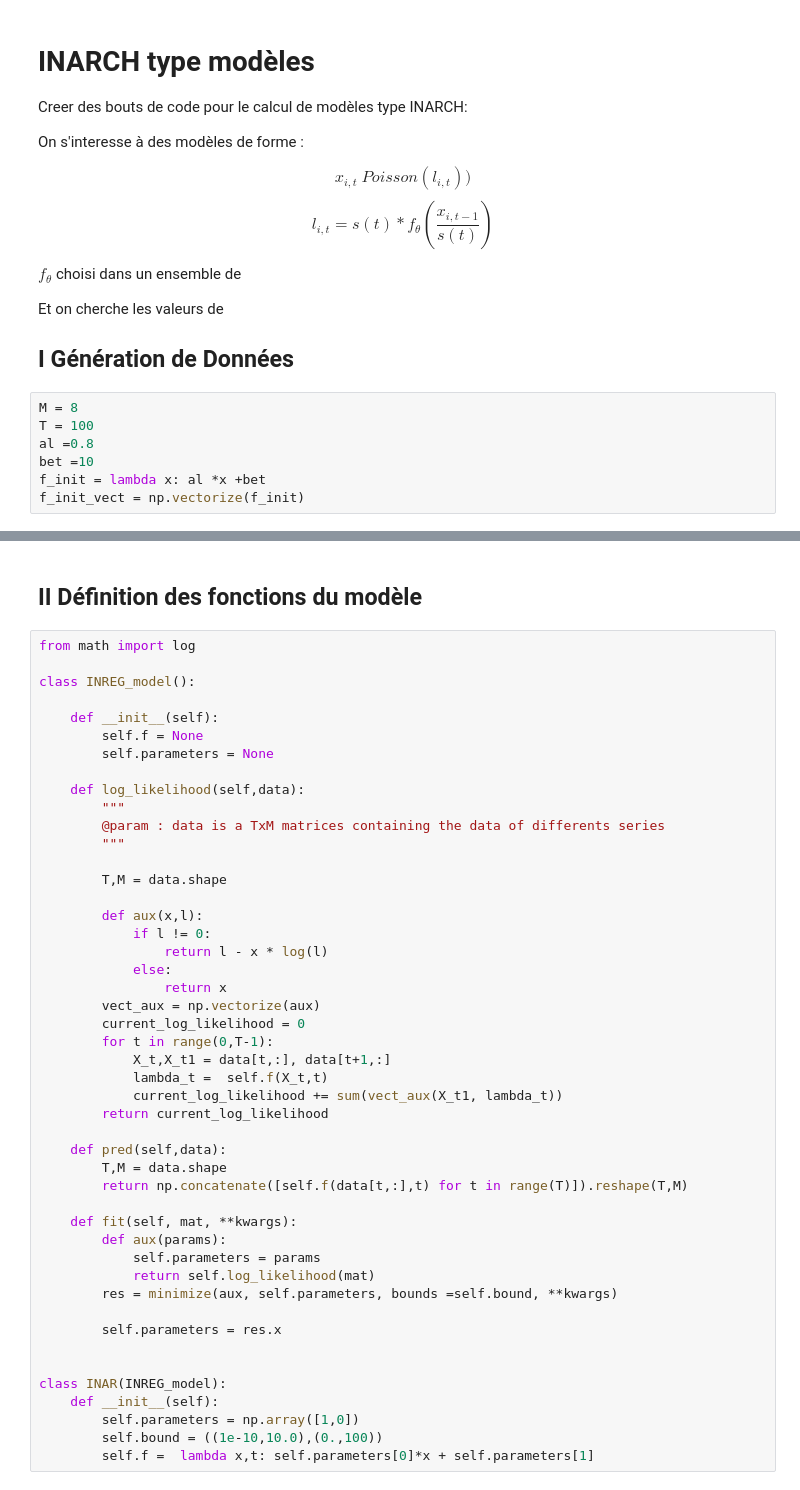
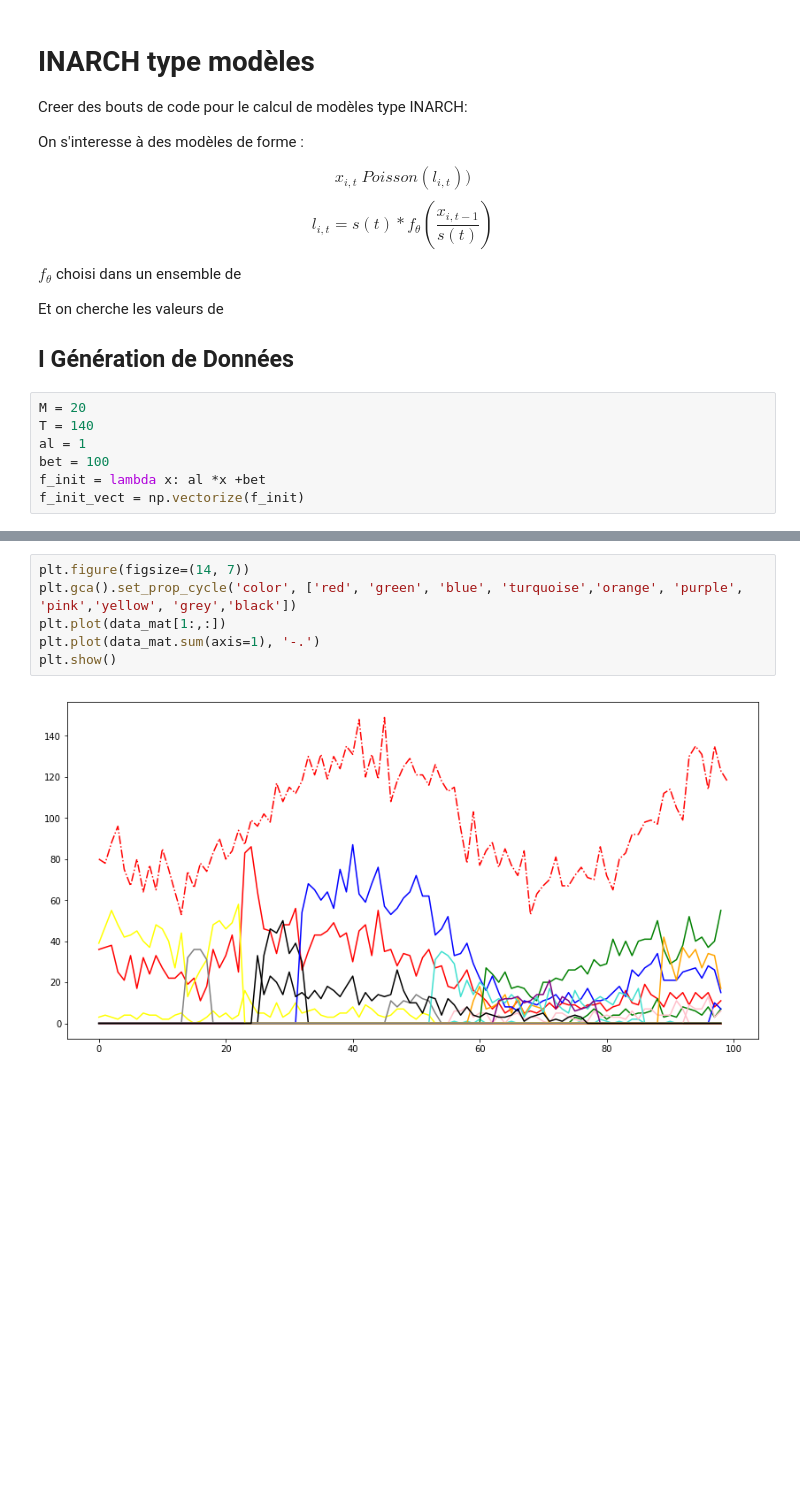
Before and after one commit to garnier94/ConcurrentRegression, a Jupyter notebook: Test modèles matrices.ipynb, the cells around one changed output, grey strips where cells are left out. Drawn from its saved outputs; the diff is of its cells as text; blank space fills up the shorter version.

```diff
--- a/Test modèles matrices.ipynb
+++ b/Test modèles matrices.ipynb
@@ -19,9 +20,9 @@ Et on cherche les valeurs de
 
 ## I Génération de Données
 # %%
-M = 8
-T = 100
-al =0.8
-bet =10
+M = 20
+T = 140
+al = 1
+bet = 100
 f_init = lambda x: al *x +bet
 f_init_vect = np.vectorize(f_init)
@@ -38,49 +55,8 @@ data_mat = np.concatenate(x_list).reshape(T,M)
-# %% [markdown]
-## II Définition des fonctions du modèle
-# %%
-from math import log
-
-class INREG_model():
-
-    def __init__(self):
-        self.f = None
-        self.parameters = None
-
-    def log_likelihood(self,data):
-        """
-        @param : data is a TxM matrices containing the data of differents series
-        """
-
-        T,M = data.shape
-
-        def aux(x,l):
-            if l != 0:
-                return l - x * log(l)
-            else:
-                return x
-        vect_aux = np.vectorize(aux)
-        current_log_likelihood = 0
-        for t in range(0,T-1):
-            X_t,X_t1 = data[t,:], data[t+1,:]
-            lambda_t =  self.f(X_t,t)
-            current_log_likelihood += sum(vect_aux(X_t1, lambda_t))
-        return current_log_likelihood
-
-    def pred(self,data):
-        T,M = data.shape
-        return np.concatenate([self.f(data[t,:],t) for t in range(T)]).reshape(T,M)
-
-    def fit(self, mat, **kwargs):
-        def aux(params):
-            self.parameters = params
-            return self.log_likelihood(mat)
-        res = minimize(aux, self.parameters, bounds =self.bound, **kwargs)
-
-        self.parameters = res.x
-
-
-class INAR(INREG_model):
-    def __init__(self):
-        self.parameters = np.array([1,0])
-        self.bound = ((1e-10,10.0),(0.,100))
-        self.f =  lambda x,t: self.parameters[0]*x + self.parameters[1]
+# %%
+plt.figure(figsize=(14, 7))
+plt.gca().set_prop_cycle('color', ['red', 'green', 'blue', 'turquoise','orange', 'purple', 'pink','yellow', 'grey','black'])
+plt.plot(data_mat[1:,:])
+plt.plot(data_mat.sum(axis=1), '-.')
+plt.show()
+# %% [output]
+[figure, added]
```
Also changed, not shown: parts of 23 cells of this notebook.
